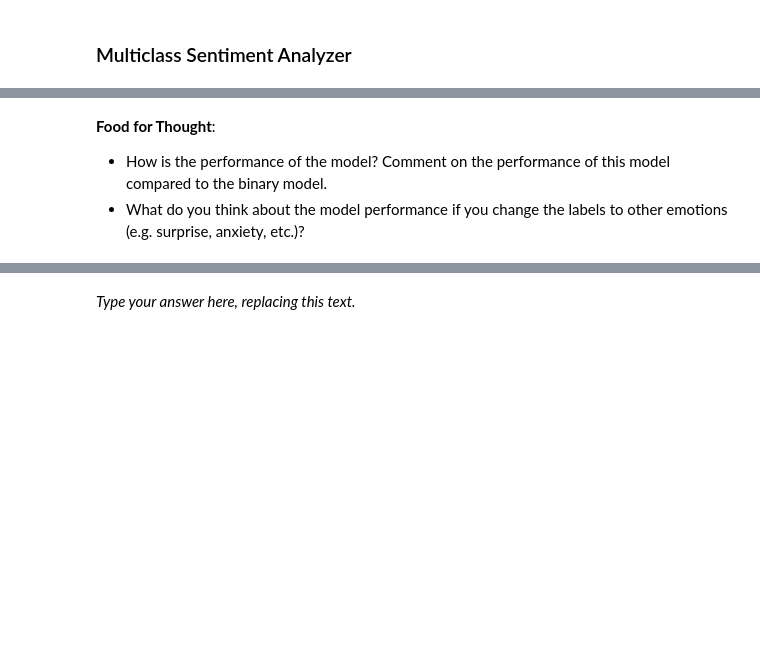
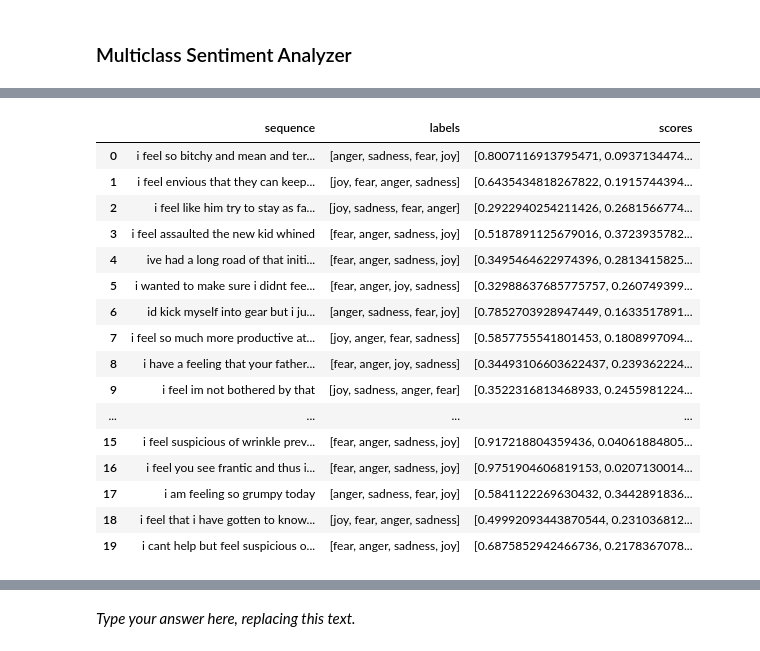
Before and after one commit to kvarada/Intro-to-ML-workshop, a Jupyter notebook: slides/downloads/exercise-03-language-model.ipynb, the cells around one changed output, grey strips where cells are left out. Saved outputs shown, nothing was run; the diff lists cells and outputs as text; code cells hidden in the pictures; blank space fills up the shorter version.

```diff
--- a/slides/downloads/exercise-03-language-model.ipynb
+++ b/slides/downloads/exercise-03-language-model.ipynb
@@ -234,11 +293,23 @@ You will start the classification by running the follow cells.
 # %%
 candidate_labels = ["sadness", "joy", "anger", "fear"]
-tweet_content_subset = tweet_content[:50]
 
-results = sentiment_analyzer(classifier, tweet_content_subset, candidate_labels)
+results = sentiment_analyzer(classifier, text[100:120], candidate_labels)
 results
+# %% [output]
+|  | sequence | labels | scores |
+| 0 | i feel so bitchy and mean and ter... | [anger, sadness, fear, joy] | [0.8007116913795471, 0.0937134474... |
+| 1 | i feel envious that they can keep... | [joy, fear, anger, sadness] | [0.6435434818267822, 0.1915744394... |
+| 2 | i feel like him try to stay as fa... | [joy, sadness, fear, anger] | [0.2922940254211426, 0.2681566774... |
+| 3 | i feel assaulted the new kid whined | [fear, anger, sadness, joy] | [0.5187891125679016, 0.3723935782... |
+| 4 | ive had a long road of that initi... | [fear, anger, sadness, joy] | [0.3495464622974396, 0.2813415825... |
+| 5 | i wanted to make sure i didnt fee... | [fear, anger, joy, sadness] | [0.32988637685775757, 0.260749399... |
+| 6 | id kick myself into gear but i ju... | [anger, sadness, fear, joy] | [0.7852703928947449, 0.1633517891... |
+| 7 | i feel so much more productive at... | [joy, anger, fear, sadness] | [0.5857755541801453, 0.1808997094... |
+| 8 | i have a feeling that your father... | [fear, anger, joy, sadness] | [0.34493106603622437, 0.239362224... |
+| 9 | i feel im not bothered by that | [joy, sadness, anger, fear] | [0.3522316813468933, 0.2455981224... |
+| ... | ... | ... | ... |
+| 15 | i feel suspicious of wrinkle prev... | [fear, anger, sadness, joy] | [0.917218804359436, 0.04061884805... |
+| 16 | i feel you see frantic and thus i... | [fear, anger, sadness, joy] | [0.9751904606819153, 0.0207130014... |
+| 17 | i am feeling so grumpy today | [anger, sadness, fear, joy] | [0.5841122269630432, 0.3442891836... |
+| 18 | i feel that i have gotten to know... | [joy, fear, anger, sadness] | [0.49992093443870544, 0.231036812... |
+| 19 | i cant help but feel suspicious o... | [fear, anger, sadness, joy] | [0.6875852942466736, 0.2178367078... |
-# %% [markdown]
-**Food for Thought**:
-
-- How is the performance of the model? Comment on the performance of this model compared to the binary model.
-- What do you think about the model performance if you change the labels to other emotions (e.g. surprise, anxiety, etc.)?
```
Also changed, not shown: parts of 31 cells of this notebook, 14 other files.
